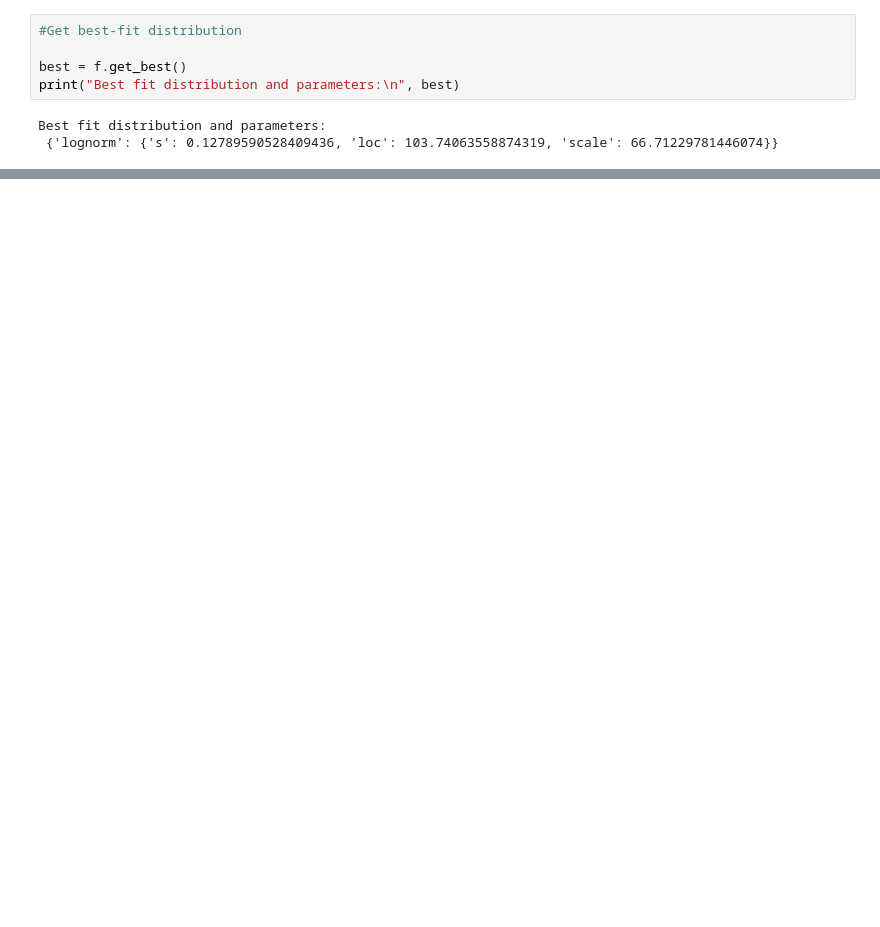
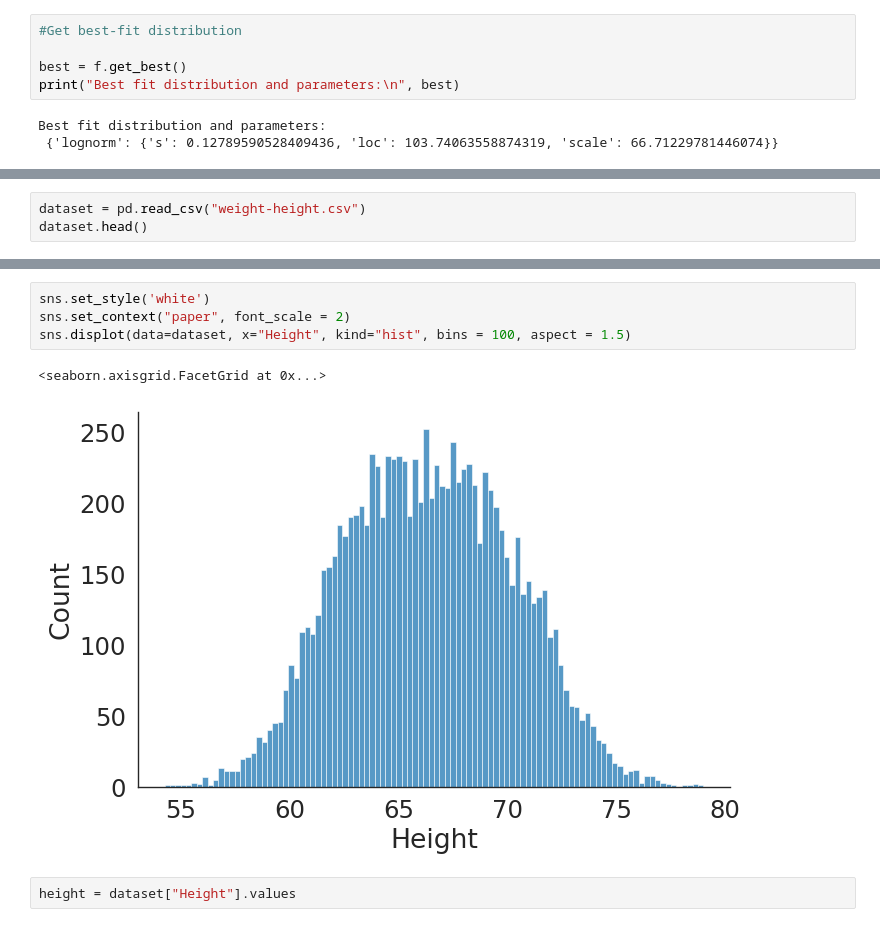
Before and after one commit to vishakha1221/datascience-practical, a Jupyter notebook: Practical5.ipynb, the cells around one changed output, grey strips where cells are left out. Drawn from its saved outputs; the diff is of its cells as text; blank space fills up the shorter version.

```diff
--- a/Practical5.ipynb
+++ b/Practical5.ipynb
@@ -45,0 +70,3 @@ plt.show()
+# %%
+dataset = pd.read_csv("weight-height.csv")
+dataset.head()
@@ -45,0 +93,9 @@ plt.show()
+# %%
+sns.set_style('white')
+sns.set_context("paper", font_scale = 2)
+sns.displot(data=dataset, x="Height", kind="hist", bins = 100, aspect = 1.5)
+# %% [output]
+<seaborn.axisgrid.FacetGrid at 0x...>
+[figure, added]
+# %%
+height = dataset["Height"].values
```
Also changed, not shown: parts of 14 cells of this notebook.
